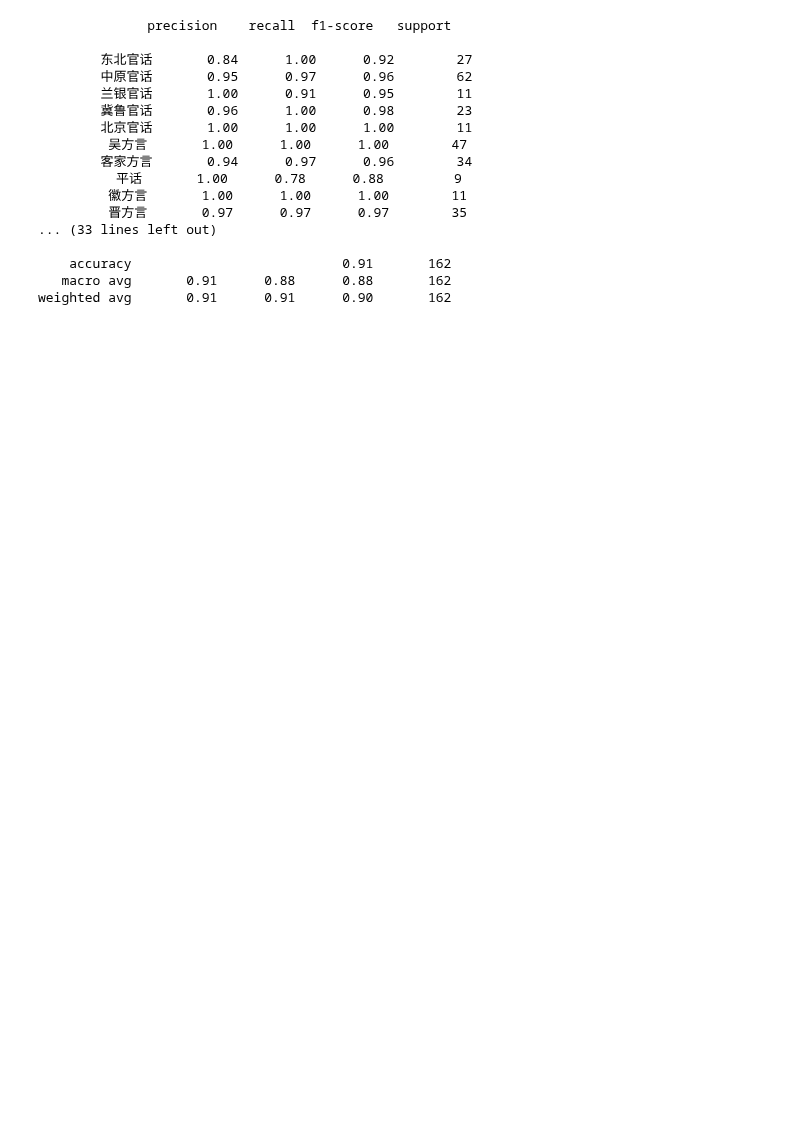
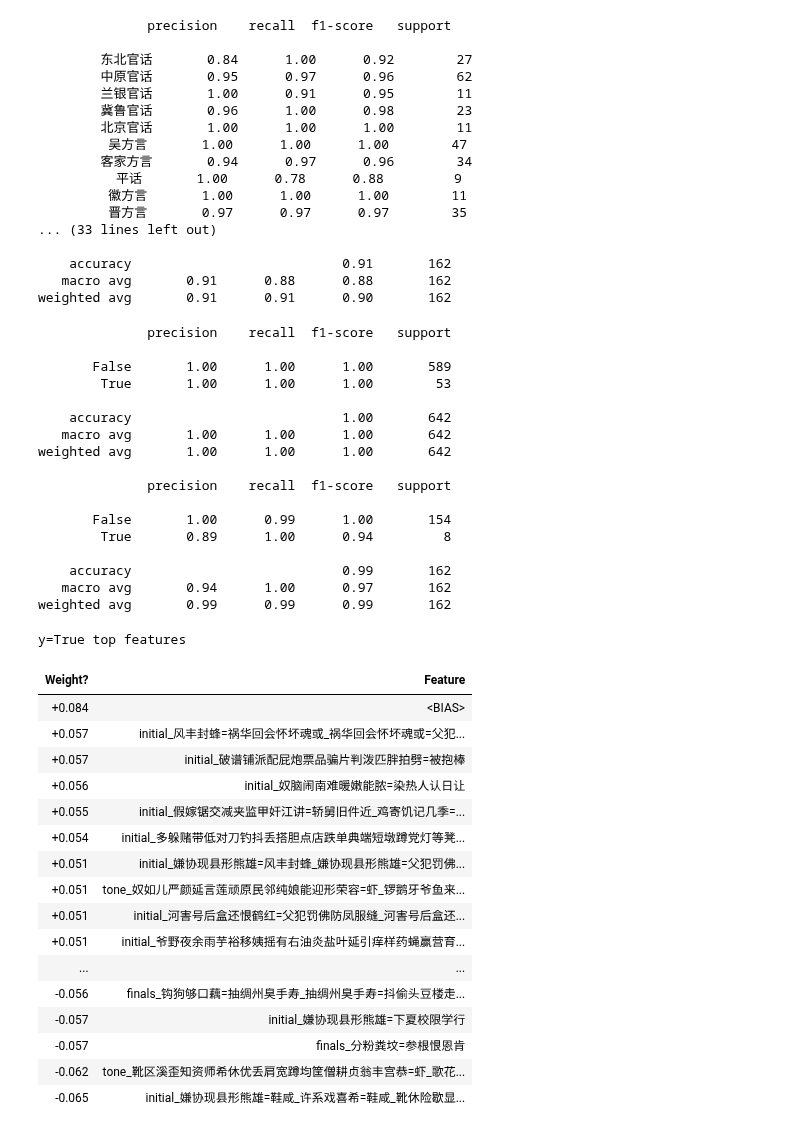
Before and after one commit to lernanto/sincomp, a Jupyter notebook: scripts/zhongguoyuyan/homophone.ipynb, the cells around one changed output. Cells and saved outputs as stored; diff of their text form; code cells hidden in the pictures; blank space fills up the shorter version.

```diff
--- a/scripts/zhongguoyuyan/homophone.ipynb
+++ b/scripts/zhongguoyuyan/homophone.ipynb
@@ -65,3 +66,49 @@ print(classification_report(test_dialect[test_dialect != ''], lr.predict(test_da
 weighted avg       0.91      0.91      0.90       162
 # %%
 eli5.explain_weights(lr, top=10, feature_names=train_data.columns.values)
+# %%
+train_feature = train_data[train_dialect != '']
+test_feature = test_data[test_dialect != '']
+train_target = train_dialect[train_dialect != ''] == '闽方言'
+test_target = test_dialect[test_dialect != ''] == '闽方言'
+# %%
+svm = SVC(kernel='linear').fit(train_feature, train_target)
+print(classification_report(train_target, svm.predict(train_feature)))
+print(classification_report(test_target, svm.predict(test_feature)))
+eli5.explain_weights(svm, top=20, feature_names=train_data.columns.values)
+# %% [output]
+              precision    recall  f1-score   support
+
+       False       1.00      1.00      1.00       589
+        True       1.00      1.00      1.00        53
+
+    accuracy                           1.00       642
+   macro avg       1.00      1.00      1.00       642
+weighted avg       1.00      1.00      1.00       642
+
+              precision    recall  f1-score   support
+
+       False       1.00      0.99      1.00       154
+        True       0.89      1.00      0.94         8
+
+    accuracy                           0.99       162
+   macro avg       0.94      1.00      0.97       162
+weighted avg       0.99      0.99      0.99       162
+y=True top features
+| Weight? | Feature |
+| +0.084 | <BIAS> |
+| +0.057 | initial_风丰封蜂=祸华回会怀坏魂或_祸华回会怀坏魂或=父犯... |
+| +0.057 | initial_破谱铺派配屁炮票品骗片判泼匹胖拍劈=被抱棒 |
+| +0.056 | initial_奴脑闹南难暖嫩能脓=染热人认日让 |
+| +0.055 | initial_假嫁锯交减夹监甲奸江讲=轿舅旧件近_鸡寄饥记几季=... |
+| +0.054 | initial_多躲赌带低对刀钓抖丢搭胆点店跌单典端短墩蹲党灯等凳... |
+| +0.051 | initial_嫌协现县形熊雄=风丰封蜂_嫌协现县形熊雄=父犯罚佛... |
+| +0.051 | tone_奴如儿严颜延言莲顽原民邻纯娘能迎形荣容=虾_锣鹅牙爷鱼来... |
+| +0.051 | initial_河害号后盒还恨鹤红=父犯罚佛防凤服缝_河害号后盒还... |
+| +0.051 | initial_爷野夜余雨芋裕移姨摇有右油炎盐叶延引痒样药蝇赢营育... |
+| ... | ... |
+| -0.056 | finals_钩狗够口藕=抽绸州臭手寿_抽绸州臭手寿=抖偷头豆楼走... |
+| -0.057 | initial_嫌协现县形熊雄=下夏校限学行 |
+| -0.057 | finals_分粉粪坟=参根恨恩肯 |
+| -0.062 | tone_靴区溪歪知资师希休优丢肩宽蹲均筐僧耕贞翁丰宫恭=虾_歌花... |
+| -0.065 | initial_嫌协现县形熊雄=鞋咸_许系戏喜希=鞋咸_靴休险歇显... |
```
Also changed, not shown: parts of 14 cells of this notebook.
